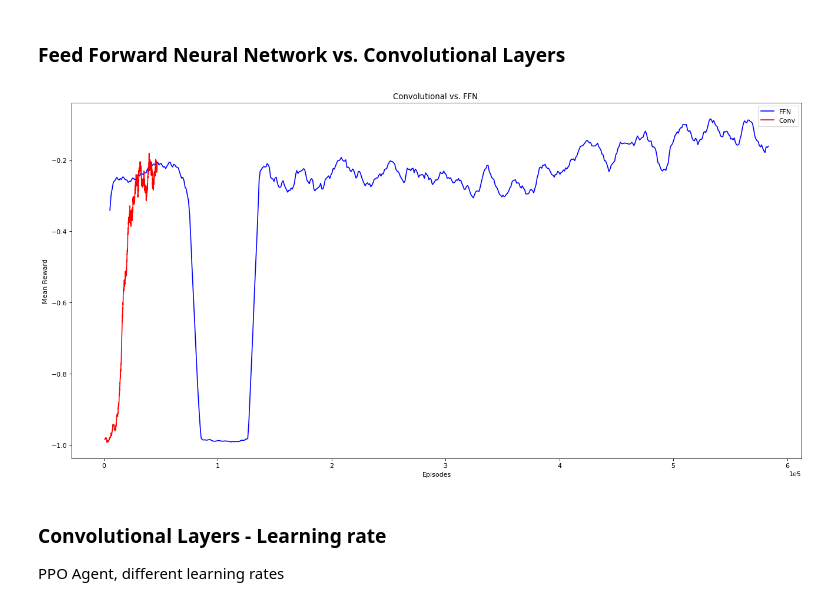
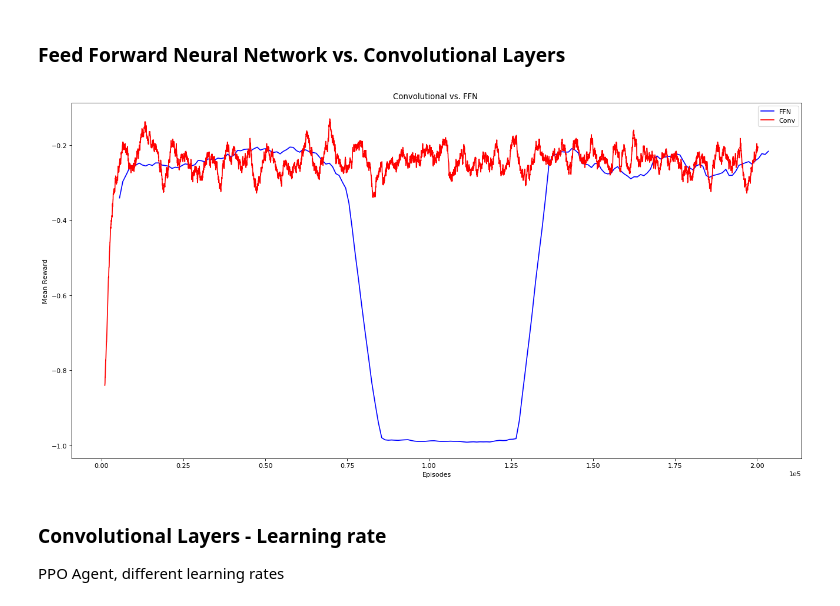
Before and after one commit to haidertom/Pommerman, a Jupyter notebook: Results/evaluation.ipynb, the cells around one changed output. Cells and saved outputs as stored; diff of their text form; code cells hidden in the pictures.

```diff
--- a/Results/evaluation.ipynb
+++ b/Results/evaluation.ipynb
@@ -74,8 +74,9 @@ figure(num=None, figsize=(20, 10), dpi=80, facecolor='w', edgecolor='k')
 Averaging=True
 Interpolation=False
 
-df1 = pd.read_csv('log_ppo_500k.csv')
-df2 = pd.read_csv('log_conv_ppo_lre4.csv')
+df1 = pd.read_csv('log_ppo_500kc.csv')
+df2 = pd.read_csv('log_conv_ppo_lre3c.csv')
+
 
 ep1, ep2  = df1['Timestep'], df2['episodes']
 re1, re2  = df1['Mean'], df2['mean reward']
@@ -86,34 +87,34 @@ if Averaging:
     ep1, ep2 = maverage(ep1, 10), maverage(ep2, wdw)
     re1, re2 = maverage(re1, 10), maverage(re2, wdw)
 
 
 #Interpolation
 if Interpolation:
     num = 1e2
     f1 = interp1d(ep1, re1)
     f2 = interp1d(ep2, re2)
 
     ep1 = np.linspace(ep1.min(), ep1.max(), num=num, endpoint=True)
     ep2 = np.linspace(ep2.min(), ep2.max(), num=num, endpoint=True)
 
     re1 = f1(ep1)
     re2 = f2(ep2)
 
 #Plot the Graph
 
 plt.plot(ep1, re1, 'b', ep2, re2, 'r')
 
 #Additional Settings
 #plt.ylim(-1, 1)
 #plt.xscale('log')
 plt.ticklabel_format(style='sci', axis='x', scilimits=(0,0))
 plt.legend(['FFN', 'Conv'], loc='best')
 plt.xlabel('Episodes'), plt.ylabel('Mean Reward')
 plt.title('Convolutional vs. FFN ')
 plt.savefig('images/conv_ffnn.png', dpi=96, bbox_inches='tight')
 plt.show()
 # %% [output]
-[figure, old version]
+[figure, new version]
 # %% [markdown]
 ### Convolutional Layers - Learning rate
 
```
Also changed, not shown: parts of 1 cell of this notebook, 7 other files.
